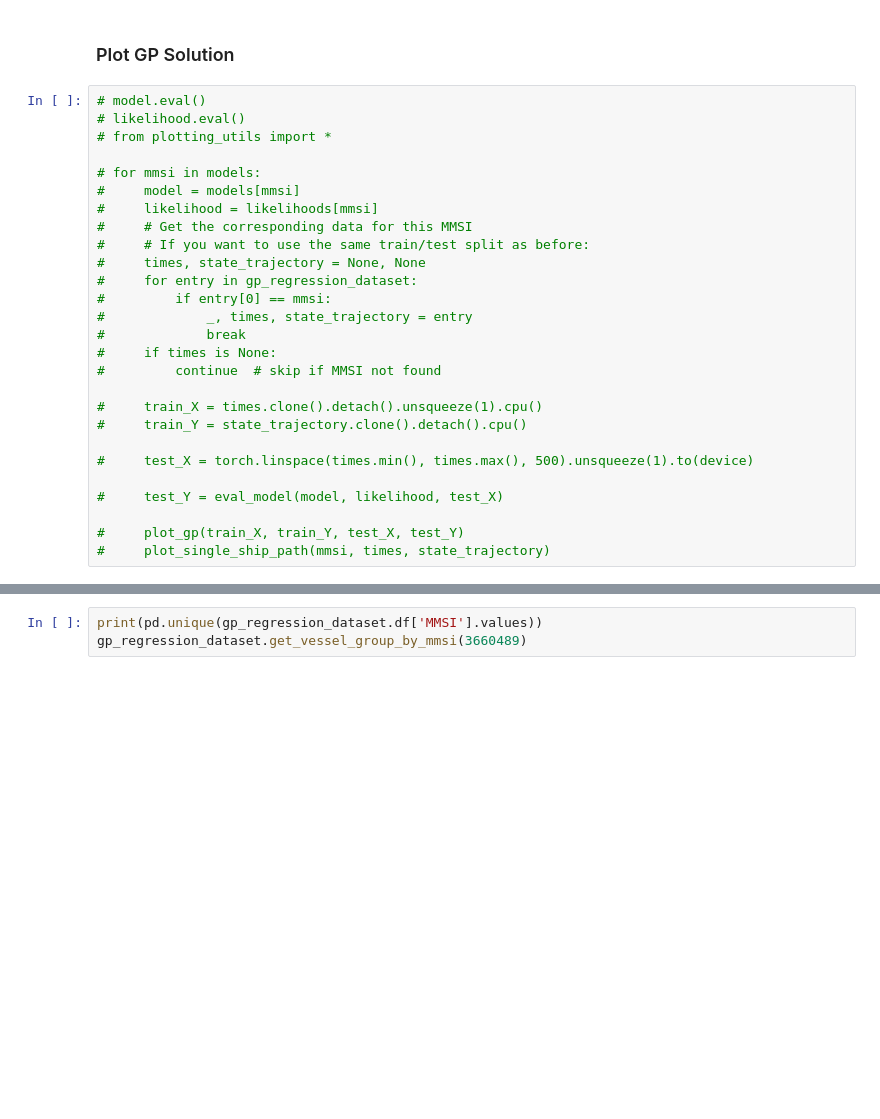
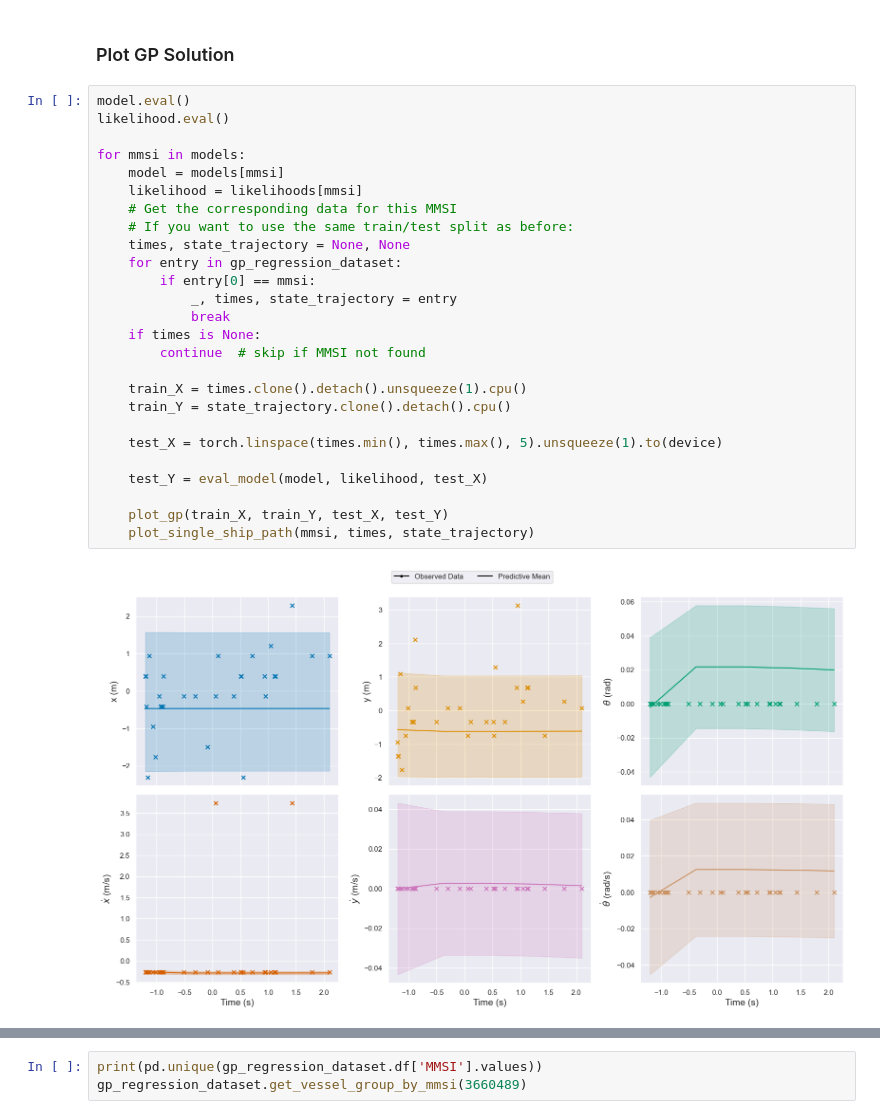
Before and after one commit to Astronauty/raytheon-ais-analysis, a Jupyter notebook: state_space_kernel_classification.ipynb, the cells around one changed output, grey strips where cells are left out. Drawn from its saved outputs; the diff is of its cells as text; blank space fills up the shorter version.

Commit message:
ss kernel test continued

```diff
--- a/state_space_kernel_classification.ipynb
+++ b/state_space_kernel_classification.ipynb
@@ -190,29 +247,30 @@ with torch.no_grad(), gpytorch.settings.fast_pred_var(), gpytorch.settings.chole
 # %% [markdown]
 ### Plot GP Solution
 # %%
-# model.eval()
-# likelihood.eval()
-# from plotting_utils import *
+model.eval()
+likelihood.eval()
 
-# for mmsi in models:
-#     model = models[mmsi]
-#     likelihood = likelihoods[mmsi]
-#     # Get the corresponding data for this MMSI
-#     # If you want to use the same train/test split as before:
-#     times, state_trajectory = None, None
-#     for entry in gp_regression_dataset:
-#         if entry[0] == mmsi:
-#             _, times, state_trajectory = entry
-#             break
-#     if times is None:
-#         continue  # skip if MMSI not found
+for mmsi in models:
+    model = models[mmsi]
+    likelihood = likelihoods[mmsi]
+    # Get the corresponding data for this MMSI
+    # If you want to use the same train/test split as before:
+    times, state_trajectory = None, None
+    for entry in gp_regression_dataset:
+        if entry[0] == mmsi:
+            _, times, state_trajectory = entry
+            break
+    if times is None:
+        continue  # skip if MMSI not found
 
-#     train_X = times.clone().detach().unsqueeze(1).cpu()
-#     train_Y = state_trajectory.clone().detach().cpu()
+    train_X = times.clone().detach().unsqueeze(1).cpu()
+    train_Y = state_trajectory.clone().detach().cpu()
 
-#     test_X = torch.linspace(times.min(), times.max(), 500).unsqueeze(1).to(device)
+    test_X = torch.linspace(times.min(), times.max(), 5).unsqueeze(1).to(device)
 
-#     test_Y = eval_model(model, likelihood, test_X)
+    test_Y = eval_model(model, likelihood, test_X)
 
-#     plot_gp(train_X, train_Y, test_X, test_Y)
-#     plot_single_ship_path(mmsi, times, state_trajectory)
+    plot_gp(train_X, train_Y, test_X, test_Y)
+    plot_single_ship_path(mmsi, times, state_trajectory)
+# %% [output]
+[figure, added]
```
Also changed, not shown: parts of 12 cells of this notebook, 6 other files.
